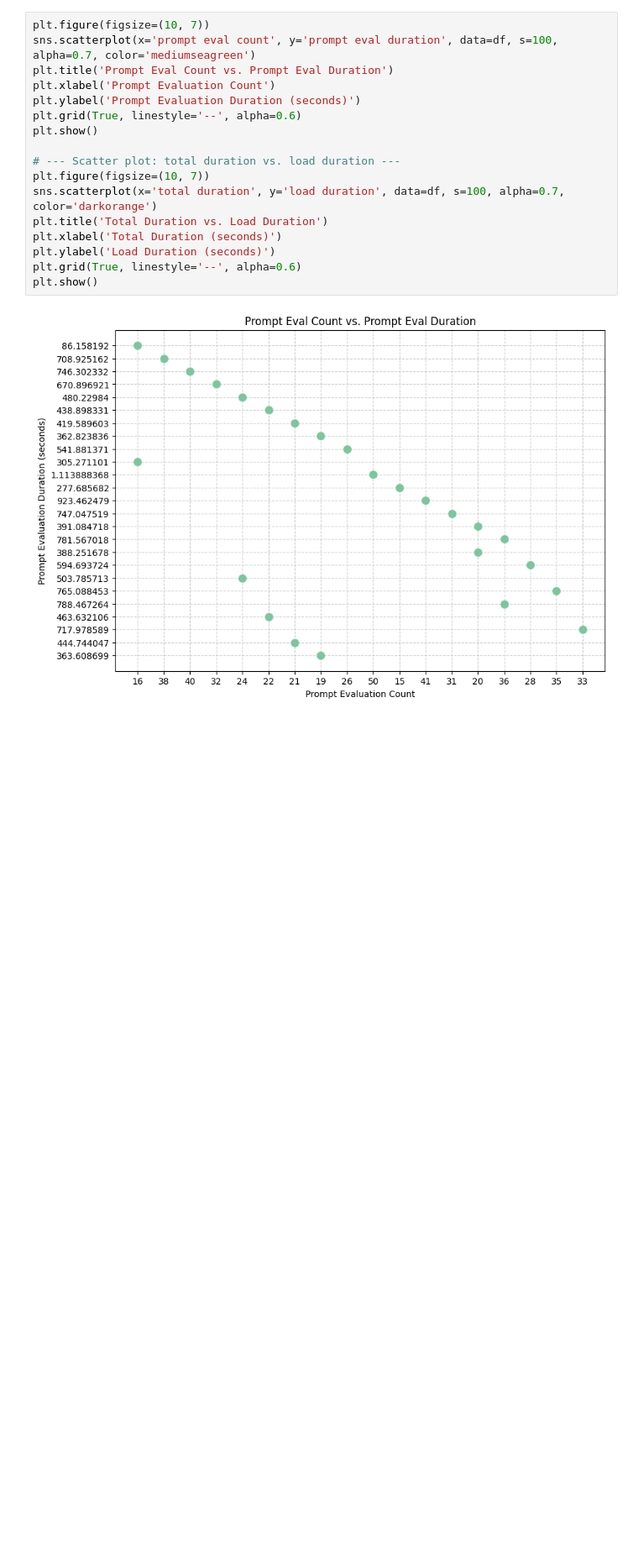
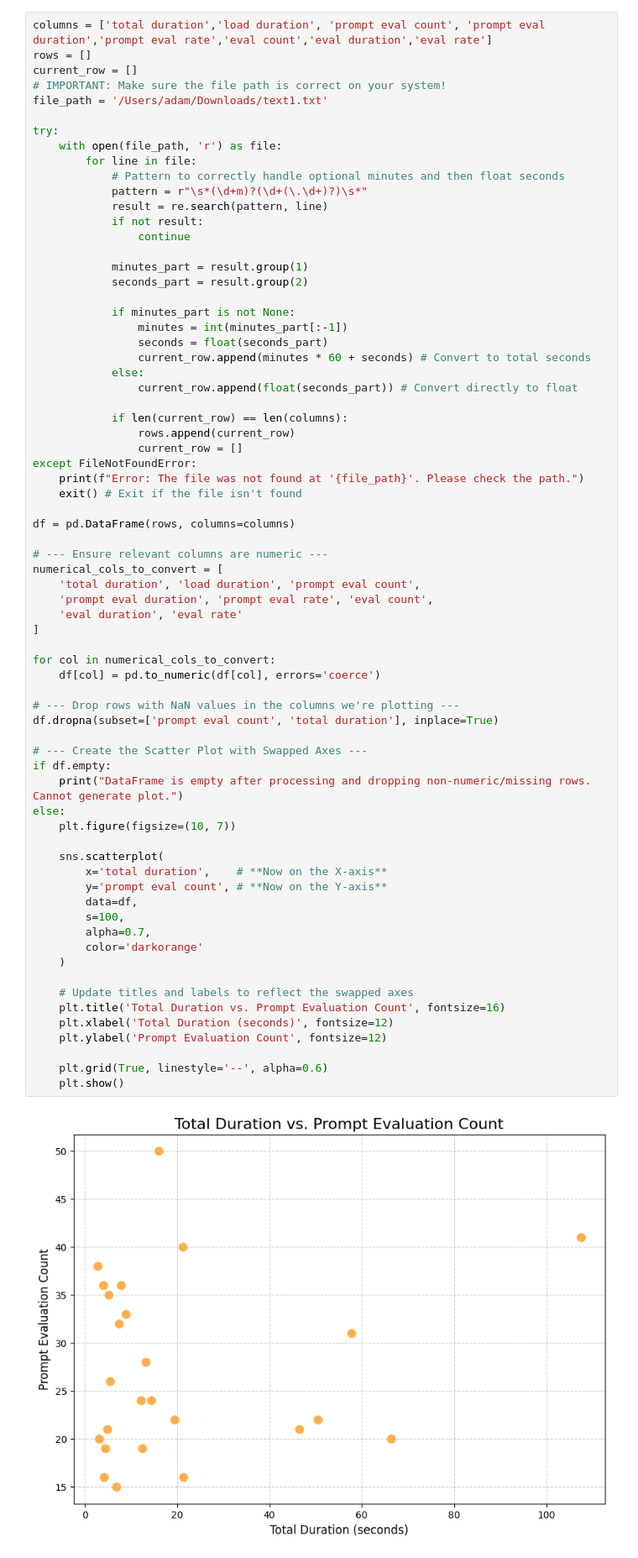
Before and after one commit to alvaad4/Research-2025, a Jupyter notebook: graphs.ipynb, the cells around one changed output. Shown at 84% size. Saved outputs shown, nothing was run; the diff lists cells and outputs as text; blank space fills up the shorter version.

```diff
--- a/graphs.ipynb
+++ b/graphs.ipynb
@@ -46,21 +46,74 @@ print(df)
 23            47.22         52   4.480654554     11.61
 24            52.25        139  12.080181605     11.51
 # %%
-plt.figure(figsize=(10, 7))
-sns.scatterplot(x='prompt eval count', y='prompt eval duration', data=df, s=100, alpha=0.7, color='mediumseagreen')
-plt.title('Prompt Eval Count vs. Prompt Eval Duration')
-plt.xlabel('Prompt Evaluation Count')
-plt.ylabel('Prompt Evaluation Duration (seconds)')
-plt.grid(True, linestyle='--', alpha=0.6)
-plt.show()
+columns = ['total duration','load duration', 'prompt eval count', 'prompt eval duration','prompt eval rate','eval count','eval duration','eval rate']
+rows = []
+current_row = []
+# IMPORTANT: Make sure the file path is correct on your system!
+file_path = '/Users/adam/Downloads/text1.txt'
 
-# --- Scatter plot: total duration vs. load duration ---
-plt.figure(figsize=(10, 7))
-sns.scatterplot(x='total duration', y='load duration', data=df, s=100, alpha=0.7, color='darkorange')
-plt.title('Total Duration vs. Load Duration')
-plt.xlabel('Total Duration (seconds)')
-plt.ylabel('Load Duration (seconds)')
-plt.grid(True, linestyle='--', alpha=0.6)
-plt.show()
+try:
+    with open(file_path, 'r') as file:
+        for line in file:
+            # Pattern to correctly handle optional minutes and then float seconds
+            pattern = r"\s*(\d+m)?(\d+(\.\d+)?)\s*"
+            result = re.search(pattern, line)
+            if not result:
+                continue
+
+            minutes_part = result.group(1)
+            seconds_part = result.group(2)
+
+            if minutes_part is not None:
+                minutes = int(minutes_part[:-1])
+                seconds = float(seconds_part)
+                current_row.append(minutes * 60 + seconds) # Convert to total seconds
+            else:
+                current_row.append(float(seconds_part)) # Convert directly to float
+
+            if len(current_row) == len(columns):
+                rows.append(current_row)
+                current_row = []
+except FileNotFoundError:
+    print(f"Error: The file was not found at '{file_path}'. Please check the path.")
+    exit() # Exit if the file isn't found
+
+df = pd.DataFrame(rows, columns=columns)
+
+# --- Ensure relevant columns are numeric ---
+numerical_cols_to_convert = [
+    'total duration', 'load duration', 'prompt eval count',
+    'prompt eval duration', 'prompt eval rate', 'eval count',
+    'eval duration', 'eval rate'
+]
+
+for col in numerical_cols_to_convert:
+    df[col] = pd.to_numeric(df[col], errors='coerce')
+
+# --- Drop rows with NaN values in the columns we're plotting ---
+df.dropna(subset=['prompt eval count', 'total duration'], inplace=True)
+
+# --- Create the Scatter Plot with Swapped Axes ---
+if df.empty:
+    print("DataFrame is empty after processing and dropping non-numeric/missing rows. Cannot generate plot.")
+else:
+    plt.figure(figsize=(10, 7))
+
+    sns.scatterplot(
+        x='total duration',    # **Now on the X-axis**
+        y='prompt eval count', # **Now on the Y-axis**
+        data=df,
+        s=100,
+        alpha=0.7,
+        color='darkorange'
+    )
+
+    # Update titles and labels to reflect the swapped axes
+    plt.title('Total Duration vs. Prompt Evaluation Count', fontsize=16)
+    plt.xlabel('Total Duration (seconds)', fontsize=12)
+    plt.ylabel('Prompt Evaluation Count', fontsize=12)
+
+    plt.grid(True, linestyle='--', alpha=0.6)
+    plt.show()
 # %% [output]
-[figure, old version]
+[figure, new version]
```
Also changed, not shown: parts of 1 cell of this notebook, 4 other files.
